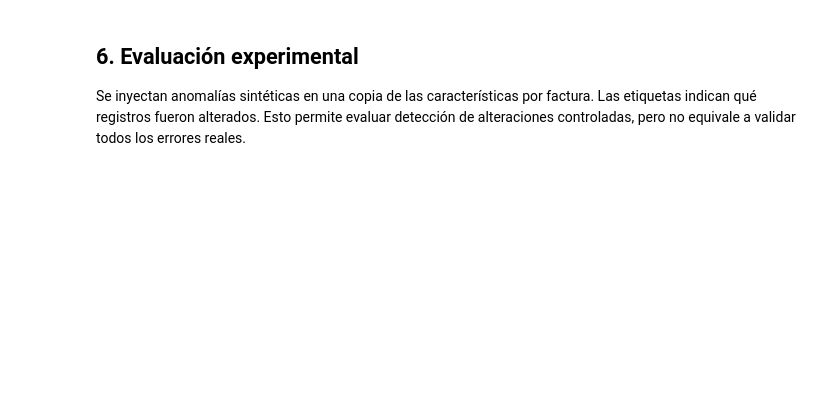
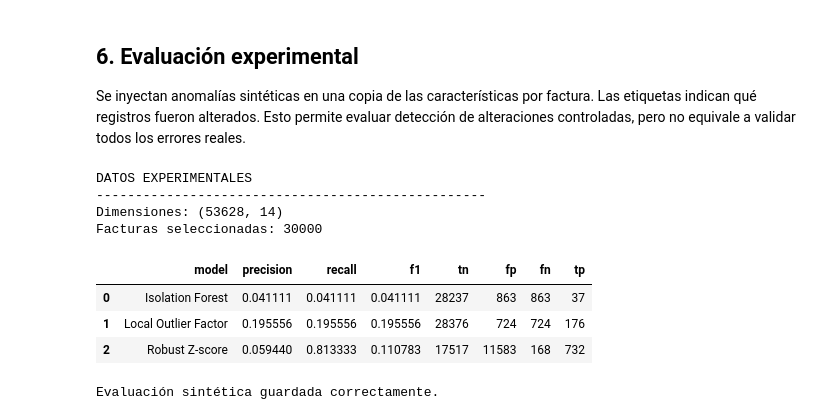
Before and after one commit to Milu2662/BI-PYMES-ML, a Jupyter notebook: notebook/06_experimental_evaluation.ipynb, the cells around one changed output. Saved outputs shown, nothing was run; the diff lists cells and outputs as text; code cells hidden in the pictures; blank space fills up the shorter version.

```diff
--- a/notebook/06_experimental_evaluation.ipynb
+++ b/notebook/06_experimental_evaluation.ipynb
@@ -18,12 +89,61 @@ Se inyectan anomalías sintéticas en una copia de las características por fact
 # %%
 import pandas as pd
 from src.experimental import run_comparison
-p=PROJECT_DIR/"data/processed/invoice_features.pkl"
-if not p.exists(): raise FileNotFoundError("Ejecuta primero Notebook 03.")
-invoice=pd.read_pickle(p)
-SAMPLE_N=30000
-sample=invoice.sample(min(SAMPLE_N,len(invoice)),random_state=42).reset_index(drop=True)
-synthetic,if_res,lof_res,base_res,metrics=run_comparison(sample,contamination=.03,random_state=42)
+
+# Verificar archivos
+p = PROJECT_DIR / "data/processed/invoice_features.pkl"
+
+if not p.exists():
+    raise FileNotFoundError(
+        "No se encontró invoice_features.pkl. "
+        "Verifica la celda 2 y la ubicación en Drive."
+    )
+
+# Cargar características por factura
+invoice = pd.read_pickle(p)
+
+print("DATOS EXPERIMENTALES")
+print("-" * 50)
+print("Dimensiones:", invoice.shape)
+
+# Crear muestra reproducible
+SAMPLE_N = 30000
+
+sample = invoice.sample(
+    n=min(SAMPLE_N, len(invoice)),
+    random_state=42
+).reset_index(drop=True)
+
+print("Facturas seleccionadas:", len(sample))
+
+# Comparación
+synthetic, if_res, lof_res, base_res, metrics = run_comparison(
+    sample,
+    contamination=0.03,
+    random_state=42
+)
+
 display(metrics)
-metrics.to_csv(PROJECT_DIR/"results/metrics/synthetic_detection_metrics.csv",index=False)
-synthetic.to_csv(PROJECT_DIR/"data/experimental/invoices_with_synthetic_anomalies.csv",index=False)
+
+# Guardar resultados
+metrics.to_csv(
+    PROJECT_DIR / "results/metrics/synthetic_detection_metrics.csv",
+    index=False
+)
+
+synthetic.to_csv(
+    PROJECT_DIR / "data/experimental/invoices_with_synthetic_anomalies.csv",
+    index=False
+)
+
+print("Evaluación sintética guardada correctamente.")
+# %% [output]
+DATOS EXPERIMENTALES
+--------------------------------------------------
+Dimensiones: (53628, 14)
+Facturas seleccionadas: 30000
+|  | model | precision | recall | f1 | tn | fp | fn | tp |
+| 0 | Isolation Forest | 0.041111 | 0.041111 | 0.041111 | 28237 | 863 | 863 | 37 |
+| 1 | Local Outlier Factor | 0.195556 | 0.195556 | 0.195556 | 28376 | 724 | 724 | 176 |
+| 2 | Robust Z-score | 0.059440 | 0.813333 | 0.110783 | 17517 | 11583 | 168 | 732 |
+Evaluación sintética guardada correctamente.
```
Also changed, not shown: parts of 11 cells of this notebook.
